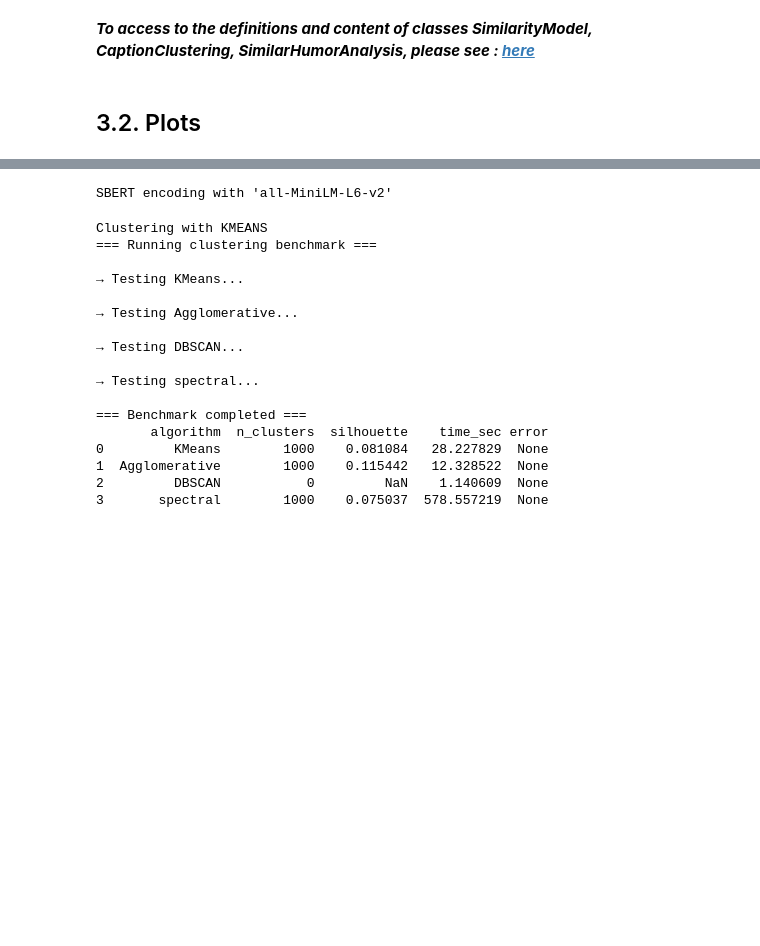
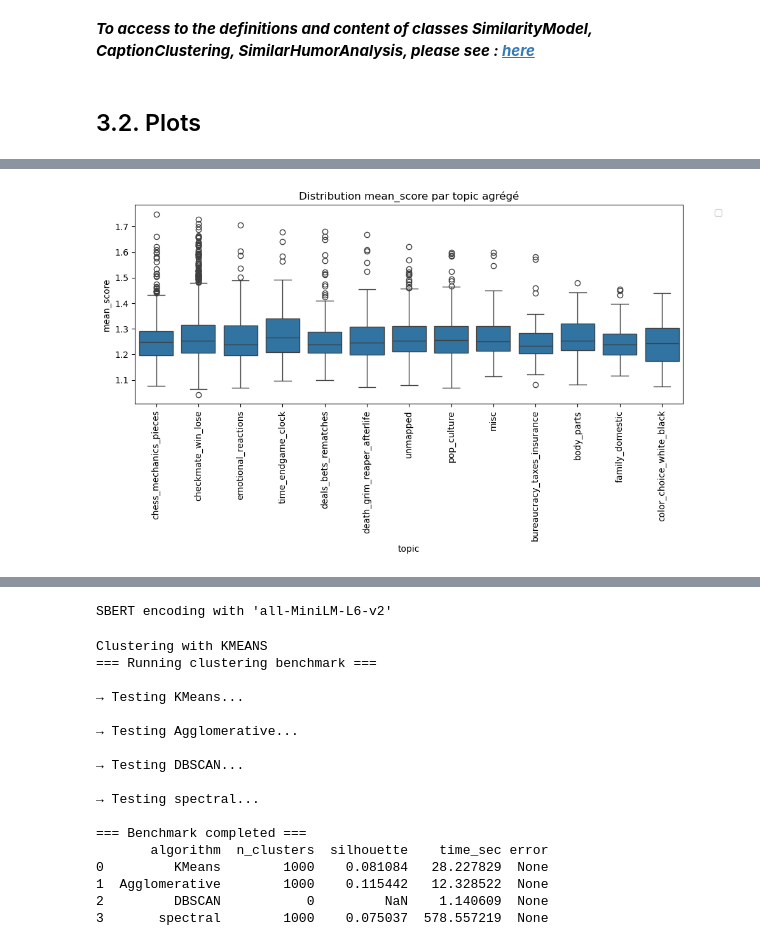
Before and after one commit to epfl-ada/ada-2025-project-adacore42, a Jupyter notebook: results_MS3.ipynb, the cells around one changed output, grey strips where cells are left out. Cells and saved outputs as stored; diff of their text form; code cells hidden in the pictures; blank space fills up the shorter version.

```diff
--- a/results_MS3.ipynb
+++ b/results_MS3.ipynb
@@ -332,0 +524,16 @@ if sample_size and len(df) > sample_size:
+# %%
+plt.figure(figsize=(10, 6))
+sns.boxplot(
+    data=df_full,
+    x="aggregated_topic", y="mean", #### funny_score
+)
+plt.title("Distribution mean_score par topic agrégé")
+plt.xticks(rotation=90)
+plt.xlabel("topic")
+plt.ylabel("mean_score")
+#plt.ylim(bottom=1, top=3)
+plt.legend(bbox_to_anchor=(1.05, 1), loc='upper left')
+plt.tight_layout()
+plt.show()
+# %% [output]
+[figure, added]
```
Also changed, not shown: parts of 22 cells of this notebook, 1 other file.
